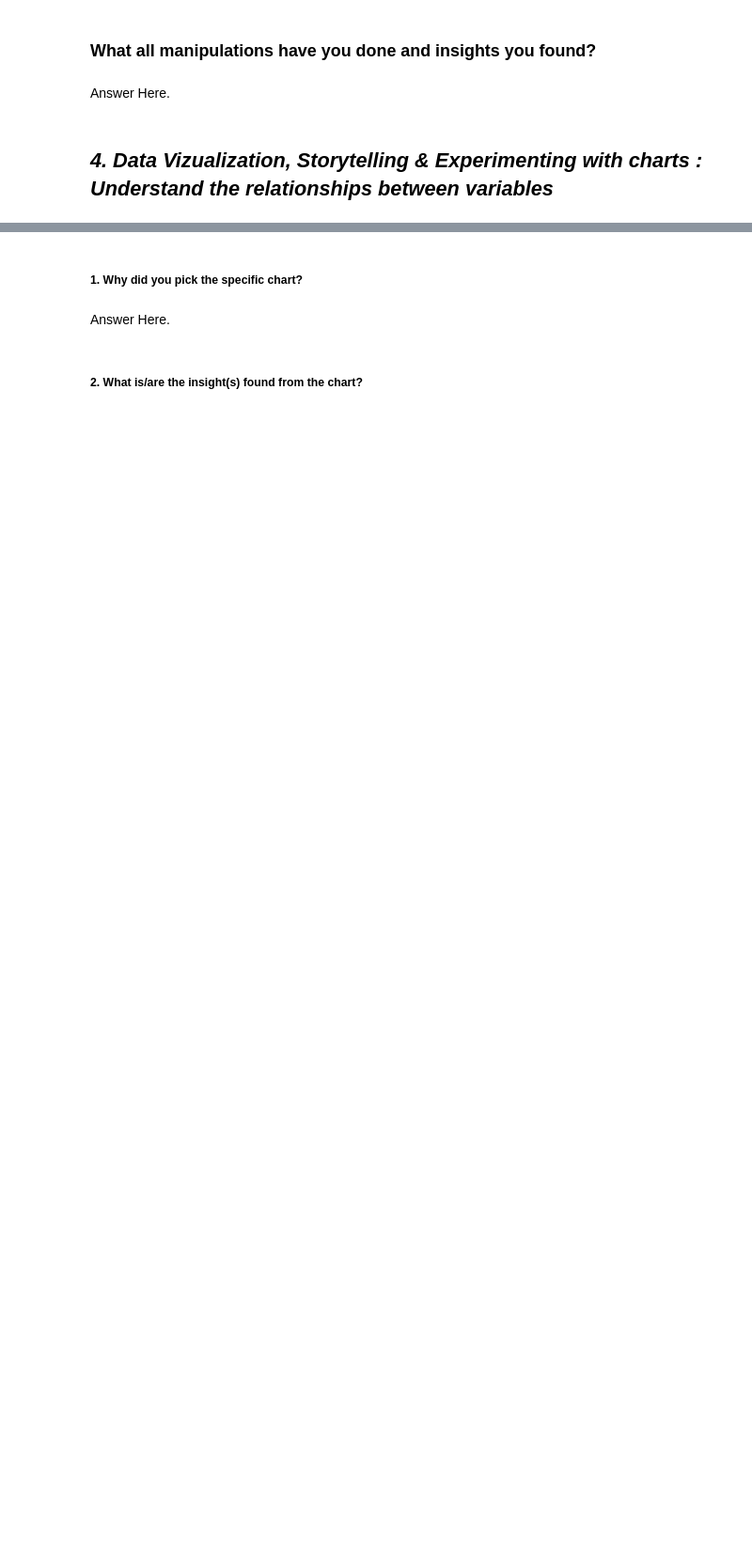
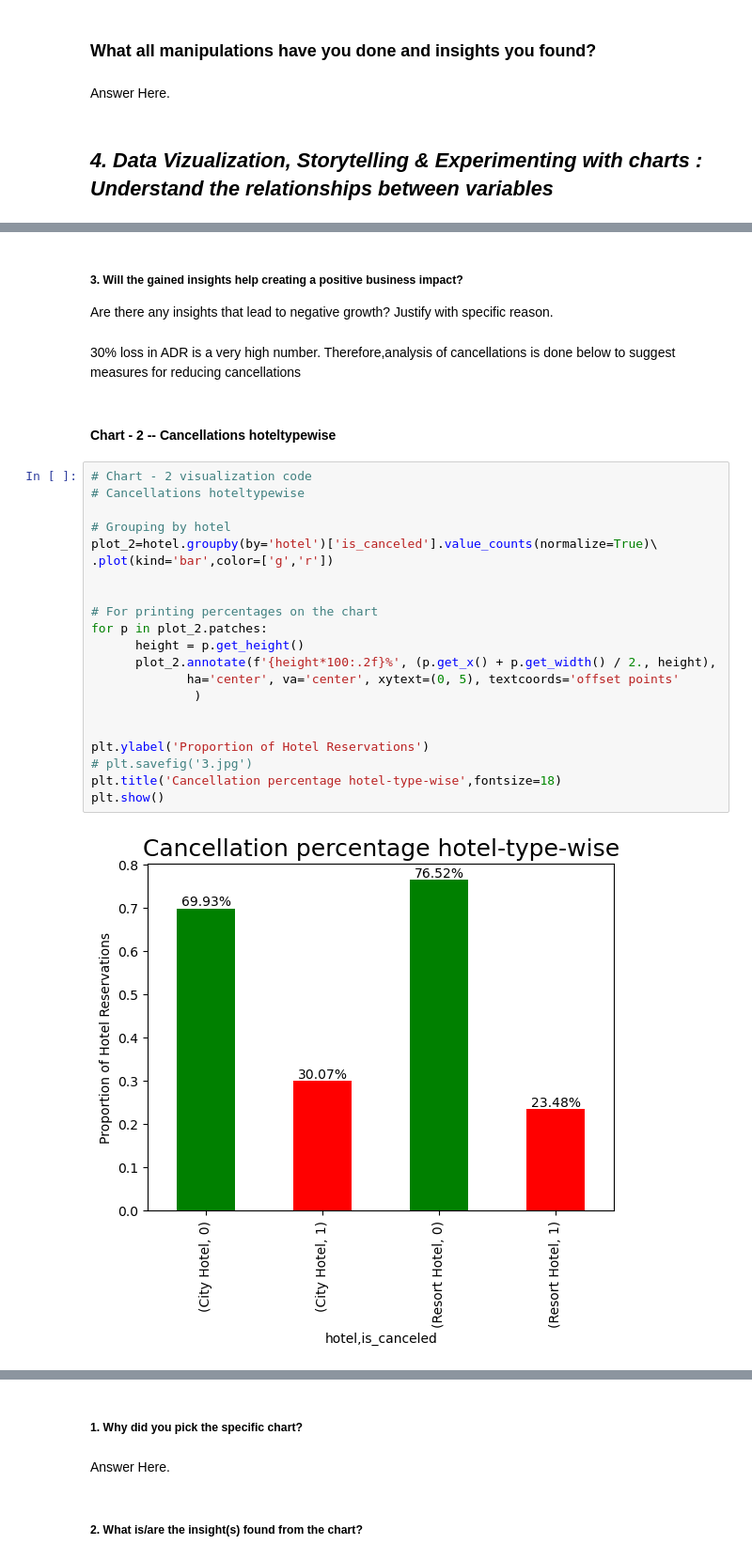
Before and after one commit to lakshay170/hotel_capstone, a Jupyter notebook: Hotel_Capstone.ipynb, the cells around one changed output, grey strips where cells are left out. Shown at 94% size. Drawn from its saved outputs; the diff is of its cells as text; blank space fills up the shorter version.

Commit message:
Cancellation Analysis 1

```diff
--- a/Hotel_Capstone.ipynb
+++ b/Hotel_Capstone.ipynb
@@ -579,0 +676,30 @@ Answer Here.
+# %% [markdown]
+##### 3. Will the gained insights help creating a positive business impact?
+Are there any insights that lead to negative growth? Justify with specific reason.
+# %% [markdown]
+30% loss in ADR is a very high number. Therefore,analysis of cancellations is done below to suggest measures for reducing cancellations
+# %% [markdown]
+#### Chart - 2 -- Cancellations hoteltypewise
+# %%
+# Chart - 2 visualization code
+# Cancellations hoteltypewise
+
+# Grouping by hotel
+plot_2=hotel.groupby(by='hotel')['is_canceled'].value_counts(normalize=True)\
+.plot(kind='bar',color=['g','r'])
+
+
+# For printing percentages on the chart
+for p in plot_2.patches:
+      height = p.get_height()
+      plot_2.annotate(f'{height*100:.2f}%', (p.get_x() + p.get_width() / 2., height),
+             ha='center', va='center', xytext=(0, 5), textcoords='offset points'
+              )
+
+
+plt.ylabel('Proportion of Hotel Reservations')
+# plt.savefig('3.jpg')
+plt.title('Cancellation percentage hotel-type-wise',fontsize=18)
+plt.show()
+# %% [output]
+[figure, added]
```
Also changed, not shown: parts of 76 cells of this notebook.
